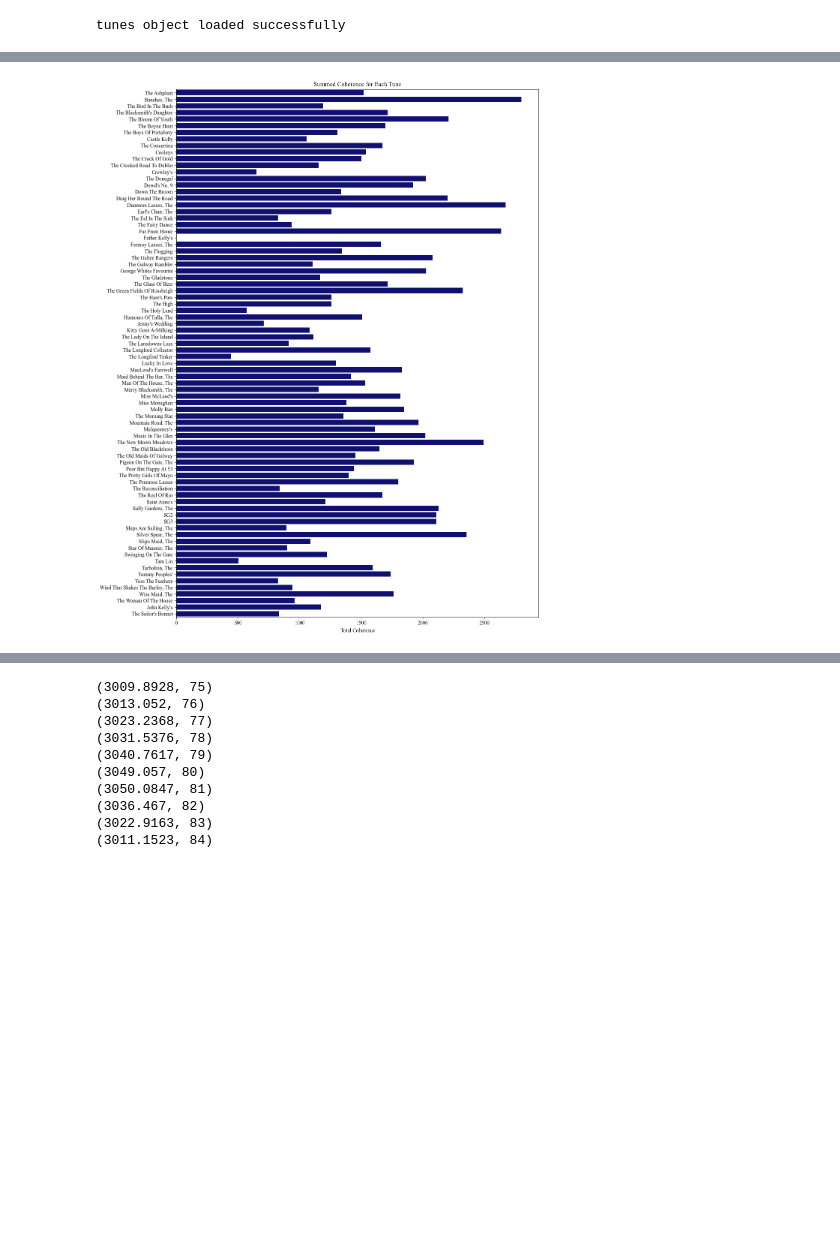
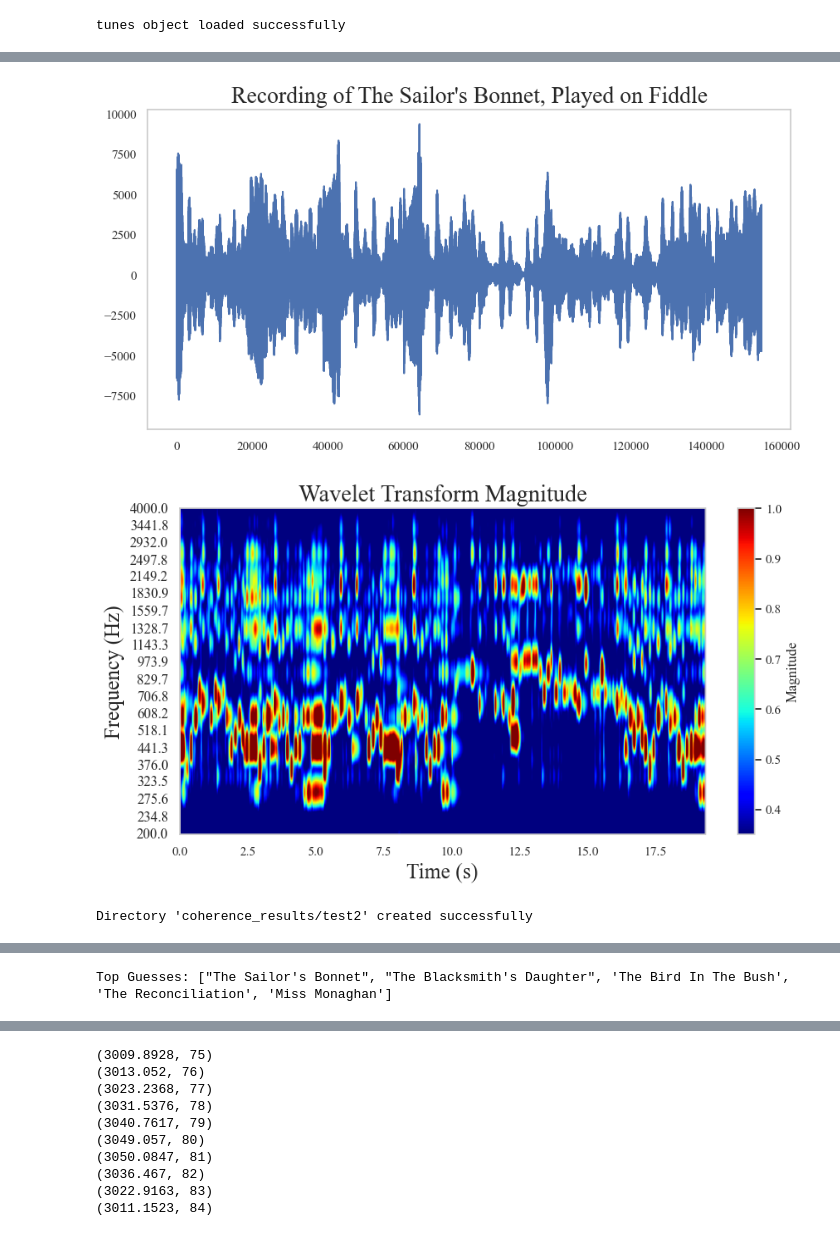
Before and after one commit to noshore5/Wavelet-Tech, a Jupyter notebook: synthetic_tunes/main_project.ipynb, the cells around one changed output, grey strips where cells are left out. Drawn from its saved outputs; the diff is of its cells as text; code cells hidden in the pictures; blank space fills up the shorter version.

```diff
--- a/synthetic_tunes/main_project.ipynb
+++ b/synthetic_tunes/main_project.ipynb
@@ -301,14 +323,16 @@ def coherence_plot(tune,recording_transform,frame_rate,plot=True):
     subsampled_y_values = y_values[subsampled_indices]
     plt_obj = None
     if plot:
+
         plt.figure(figsize=(10, 6))
+        plt.grid(False)
         plt.imshow(coherence, aspect='auto', extent=extent,cmap = 'jet')
-        plt.yticks(ticks=subsampled_indices, labels=[f"{y:.1f}" for y in subsampled_y_values])
-        plt.xticks(np.linspace(0, len(tune.waveform)/frame_rate, 5))
-        plt.colorbar(label='Coherence')
-        plt.ylabel('Scale (Frequency)')
-        plt.xlabel('Time (seconds)')
-        plt.title(f'Wavelet Coherence: {tune.T}')
+        plt.yticks(ticks=subsampled_indices, labels=[f"{y:.1f}" for y in subsampled_y_values],fontsize = 14)
+        plt.xticks(np.linspace(0, len(tune.waveform)/frame_rate, 5),fontsize = 14)
+        #plt.colorbar(label='Coherence')
+        plt.ylabel('Scale (Frequency)',fontsize = 18)
+        plt.xlabel('Time (seconds)',fontsize = 18)
+        plt.title(tune.T,fontsize = 20)
         plt_obj = plt.gcf()
         plt.close()
 
@@ -447,11 +471,11 @@ def plot_sums(sums):
     # Create a horizontal bar plot with Seaborn
     plt.figure(figsize=(12, 15))
     sns.barplot(x='Total Coherence', y='Tune', data=data,color = 'navy', orient='h')
-    plt.xlabel('Total Coherence')
+    plt.xlabel('Total Coherence',fontsize = 20)
     plt.ylabel('')
-    plt.xticks(fontsize=10)
-
-    plt.title('Summed Coherence for Each Tune')
+    plt.xticks(fontsize=20)
+    plt.yticks(fontsize = 13)
+    plt.title('Resulting Coherence for Each Tune',fontsize = 25)
     plt.tight_layout()
     plt.show()
 # %%
@@ -618,11 +642,14 @@ print("tunes object loaded successfully")
 # %% [output]
 tunes object loaded successfully
 # %%
-def record(frame_rate = 8000,bpm = 200,num_clicks = 65,count_in = 9,save = False,plot = False):
-    audio_data1 = record_audio_with_metronome(bpm = bpm,
+def record(rec = True,frame_rate = 8000,bpm = 200,num_clicks = 65,count_in = 9,save = False,plot = False,audio_data=None):
+    if rec == True:
+        audio_data1 = record_audio_with_metronome(bpm = bpm,
                                              num_clicks = num_clicks,
                                              samplerate=frame_rate,
                                              count_in = count_in)
+    else:
+        audio_data1 = audio_data
 
     # capture the corresponding segment of the tune
     factor = frame_rate/8000
@@ -635,10 +662,11 @@ def record(frame_rate = 8000,bpm = 200,num_clicks = 65,count_in = 9,save = False
     filepath = 'unspecified title'
     if plot:
         plt.figure(figsize=(10, 5))
+        plt.grid(False)
         plt.plot(audio_data)
-        plt.xlabel('Sample')
-        plt.ylabel('Amplitude')
-        plt.title('Recorded Audio')
+        #plt.xlabel('Sample',fontsize = 18)
+        #plt.ylabel('Amplitude',fontsize = 18)
+        plt.title("Recording of The Sailor's Bonnet, Played on Fiddle",fontsize = 20)
         plt.show()
 
         transform_plot(audio_data,frame_rate,clip_point = .05)
@@ -706,4 +701,7 @@ transform_plot(tunes[1].waveform,8000,.05)
-# %%
-plot_sums(sums)
-# %% [output]
-[figure, removed]
+# %%
+data = wav.read('recordings/NoahShore Fiddle SailorsBonnet.wav')[1]
+sums,audio_data = record(rec = False,save = True,plot = True,audio_data=data)
+# %% [output]
+[figure, added]
+[figure, added]
+Directory 'coherence_results/test2' created successfully
@@ -709,0 +709 @@ plot_sums(sums)
+Top Guesses: ["The Sailor's Bonnet", "The Blacksmith's Daughter", 'The Bird In The Bush', 'The Reconciliation', 'Miss Monaghan']
```
Also changed, not shown: parts of 8 cells of this notebook, 40 other files.
